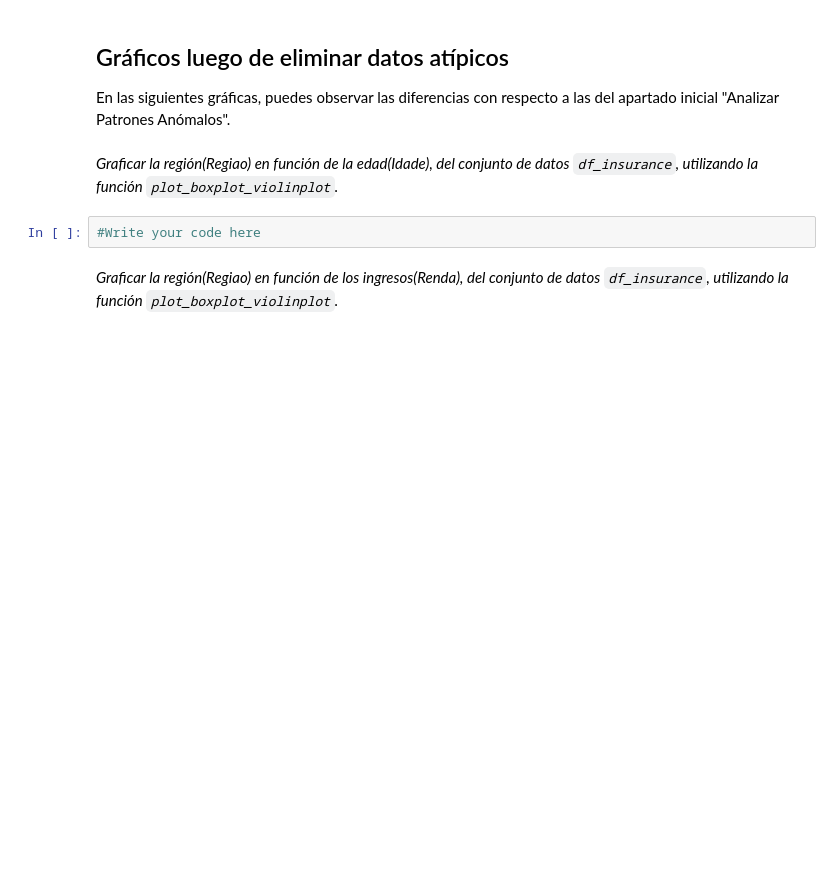
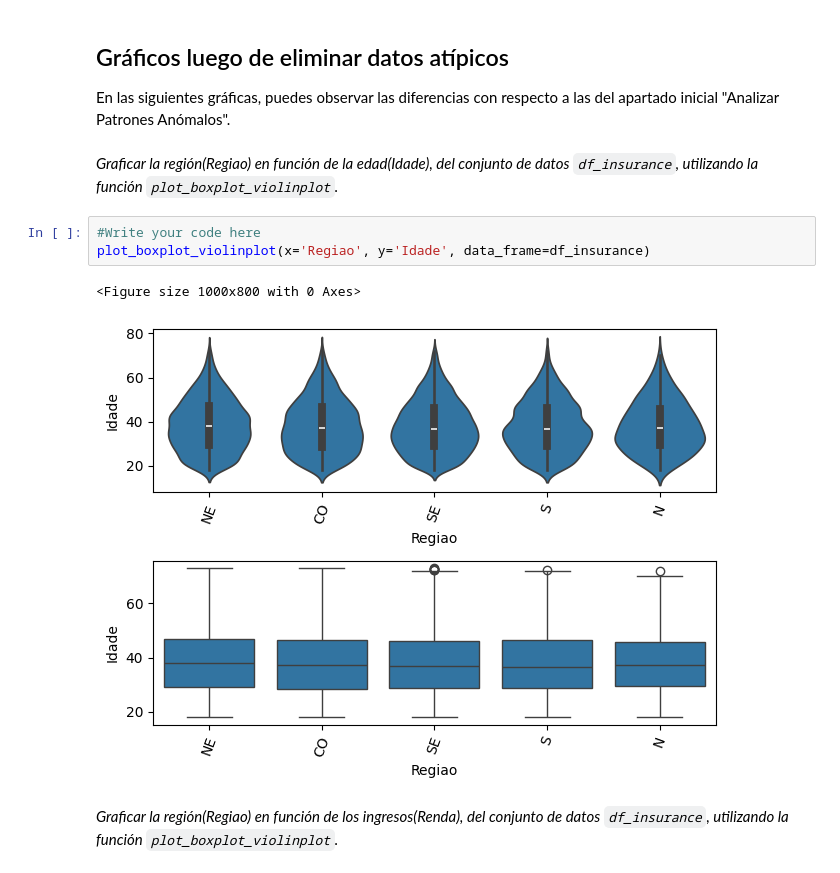
Before and after one commit to ma-carrasco/python-b2-proyecto-final-miguelangel-carrascohernandez, a Jupyter notebook: python-b2-proyecto-final-miguelangel-carrascohernandez.ipynb, the cells around one changed output. Saved outputs shown, nothing was run; the diff lists cells and outputs as text; blank space fills up the shorter version.

```diff
--- a/python-b2-proyecto-final-miguelangel-carrascohernandez.ipynb
+++ b/python-b2-proyecto-final-miguelangel-carrascohernandez.ipynb
@@ -1550,6 +1547,10 @@ En las siguientes gráficas, puedes observar las diferencias con respecto a las
  *Graficar la región(Regiao) en función de la edad(Idade), del conjunto de datos `df_insurance`, utilizando la función `plot_boxplot_violinplot`.*
 # %%
 #Write your code here
+plot_boxplot_violinplot(x='Regiao', y='Idade', data_frame=df_insurance)
+# %% [output]
+<Figure size 1000x800 with 0 Axes>
+[figure, added]
 # %% [markdown]
  *Graficar la región(Regiao) en función de los ingresos(Renda), del conjunto de datos `df_insurance`, utilizando la función `plot_boxplot_violinplot`.*
 # %%
```
Also changed, not shown: parts of 86 cells of this notebook.
